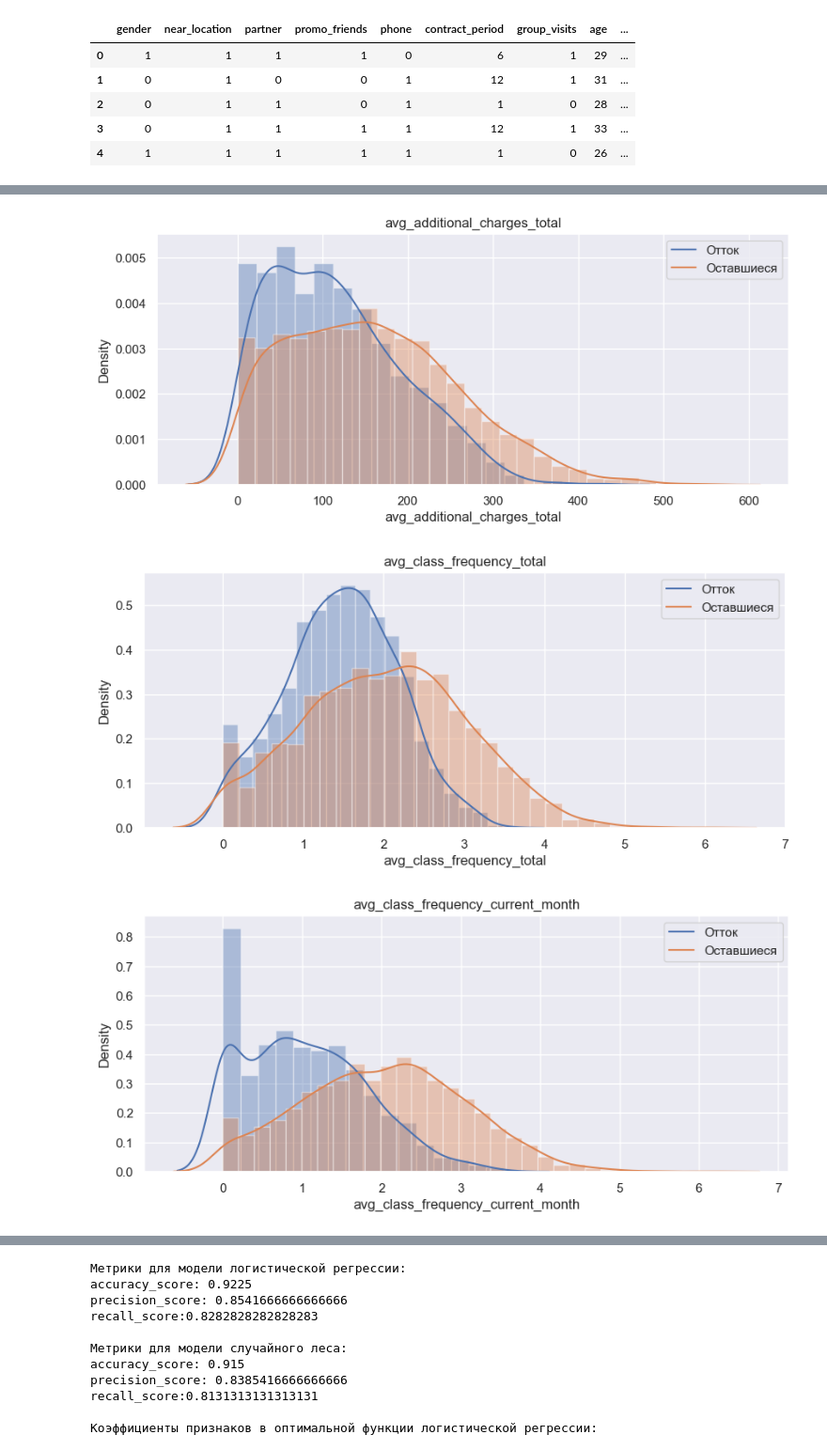
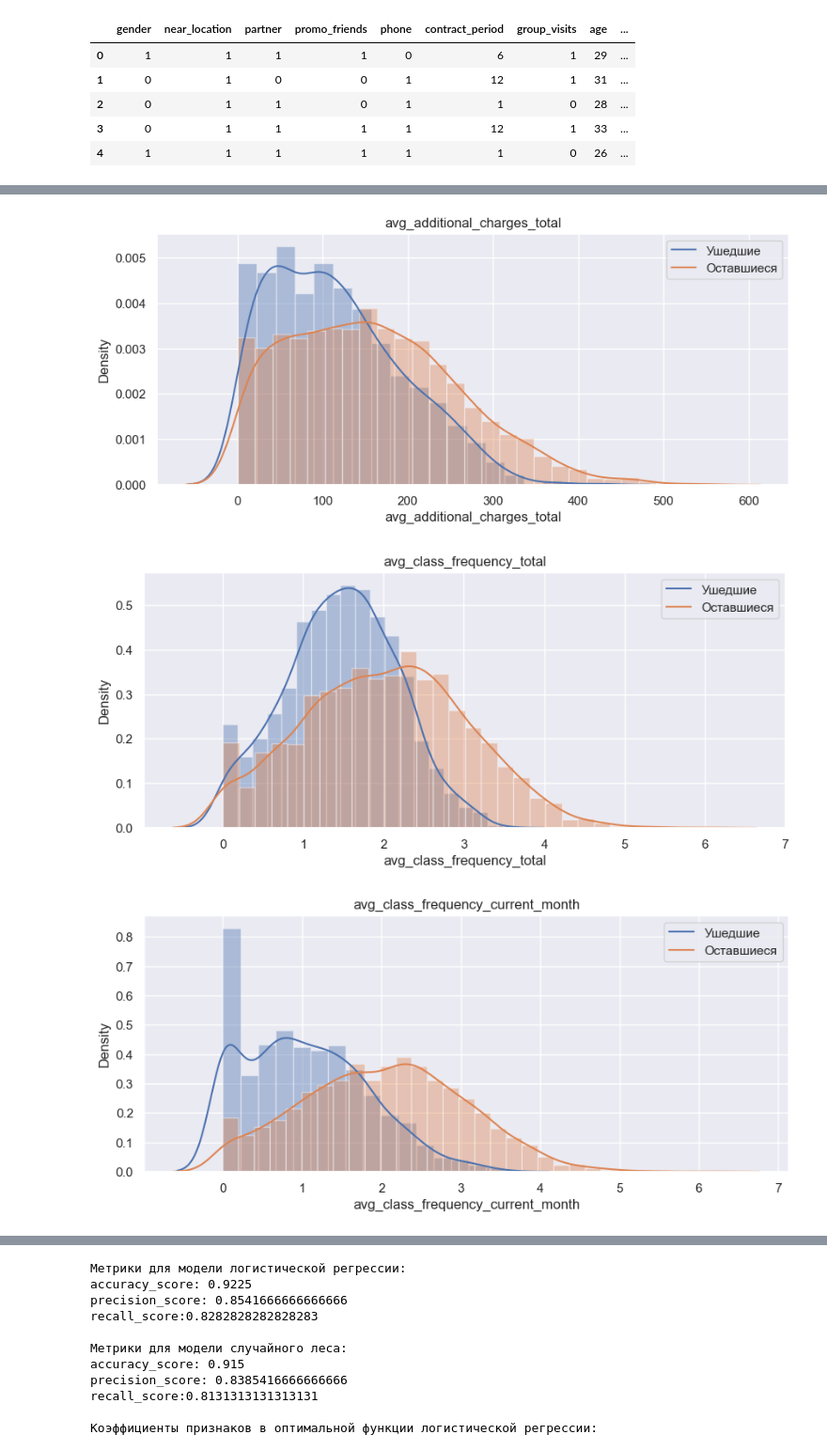
Before and after one commit to mssnatashka/mitpis, a Jupyter notebook: mitpis_lr3.ipynb, the cells around one changed output, grey strips where cells are left out. Shown at 94% size. Cells and saved outputs as stored; diff of their text form; code cells hidden in the pictures.

```diff
--- a/mitpis_lr3.ipynb
+++ b/mitpis_lr3.ipynb
@@ -115,17 +153,18 @@ churn                              2939.0    0.000000   0.000000   0.000000   0.
 # %%
+#сравним значения ушедших из клуба и оставшихся на гистограммах
 left = df[df['churn']==1]
 stayed = df[df['churn']==0]
 distplot_columns = ['avg_additional_charges_total', 'avg_class_frequency_total',
                     'avg_class_frequency_current_month', 'lifetime', 'age',
                     'contract_period', 'month_to_end_contract']
 for column in distplot_columns:
   plt.figure(figsize=(10,4))
   plt.title(column)
   sns.distplot(left[column])
   sns.distplot(stayed[column])
-  plt.legend(['Отток', 'Оставшиеся'])
+  plt.legend(['Ушедшие', 'Оставшиеся'])
   plt.show()
 # %% [output]
-[figure, old version]
+[figure, new version]
-[figure, old version]
+[figure, new version]
-[figure, old version]
+[figure, new version]
```
Also changed, not shown: parts of 23 cells of this notebook.
